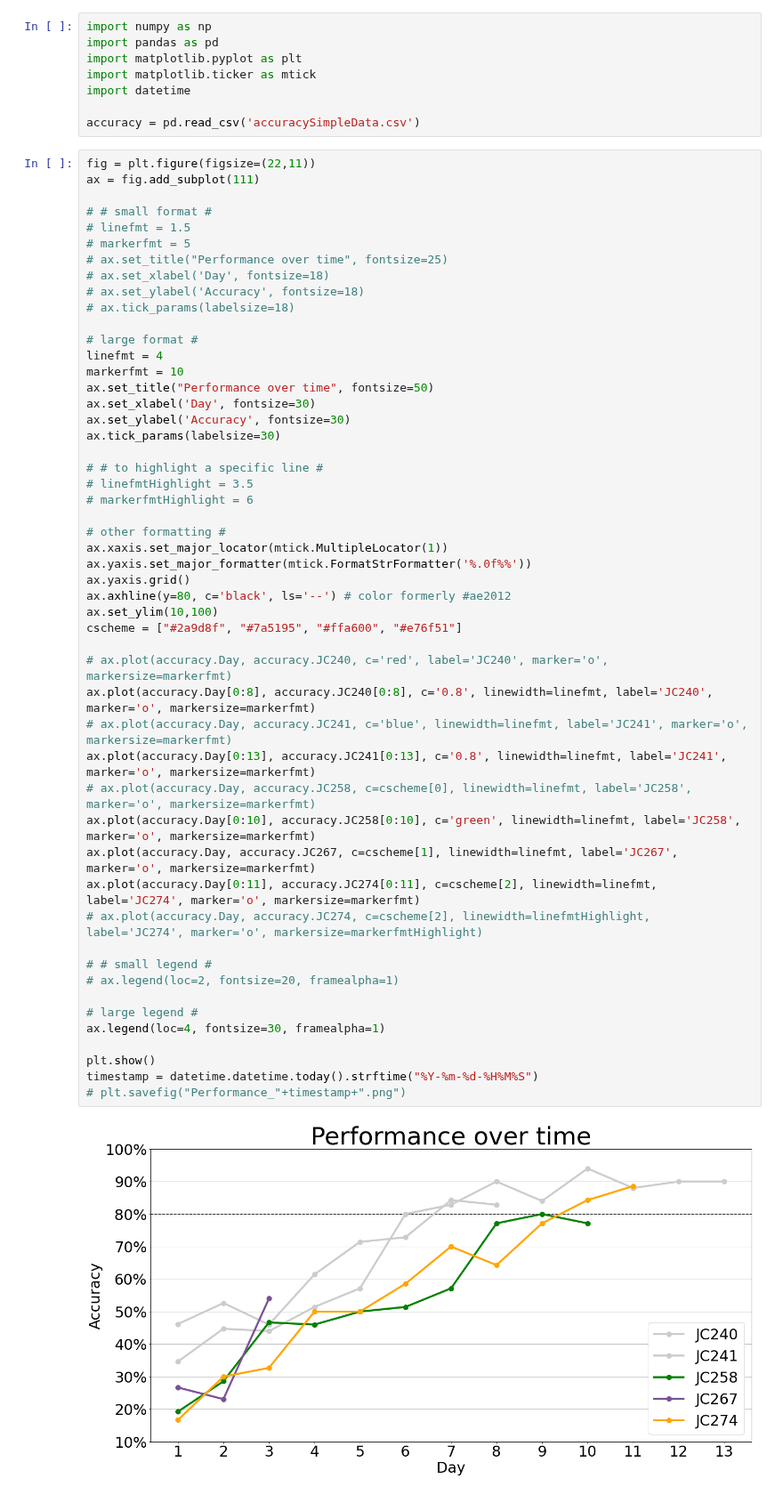
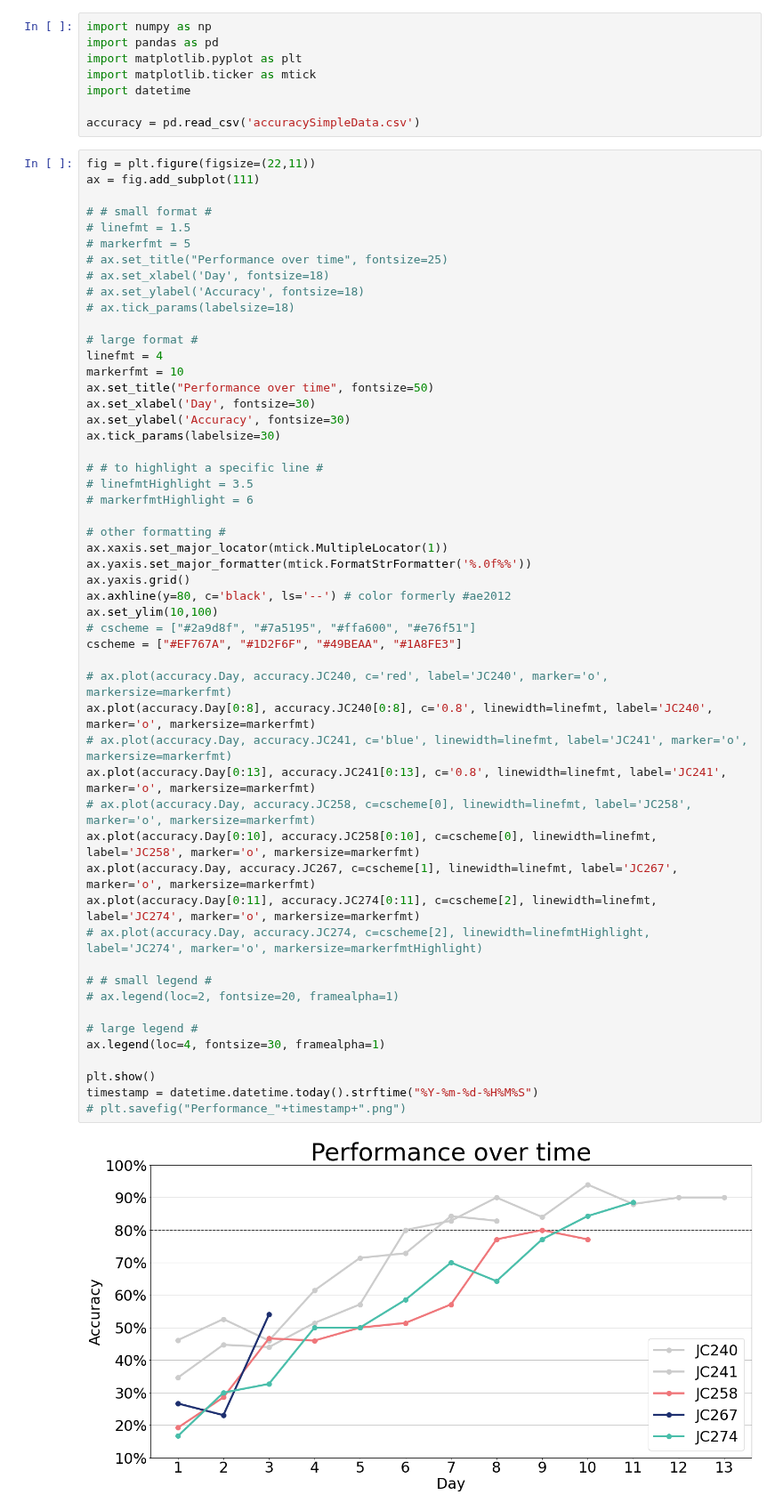
Before and after one commit to shauryagoyall/Andrea-Data, a Jupyter notebook: accuracySimple-v1.ipynb, the cells around one changed output. Shown at 89% size. Cells and saved outputs as stored; diff of their text form.

Commit message:
updated colorscheme for simple accuracy so that it doesn't include yellow (conflicts with color for cereal flavor)

```diff
--- a/accuracySimple-v1.ipynb
+++ b/accuracySimple-v1.ipynb
@@ -29,33 +29,34 @@ ax.tick_params(labelsize=30)
 # # to highlight a specific line #
 # linefmtHighlight = 3.5
 # markerfmtHighlight = 6
 
 # other formatting #
 ax.xaxis.set_major_locator(mtick.MultipleLocator(1))
 ax.yaxis.set_major_formatter(mtick.FormatStrFormatter('%.0f%%'))
 ax.yaxis.grid()
 ax.axhline(y=80, c='black', ls='--') # color formerly #ae2012
 ax.set_ylim(10,100)
-cscheme = ["#2a9d8f", "#7a5195", "#ffa600", "#e76f51"]
+# cscheme = ["#2a9d8f", "#7a5195", "#ffa600", "#e76f51"]
+cscheme = ["#EF767A", "#1D2F6F", "#49BEAA", "#1A8FE3"]
 
 # ax.plot(accuracy.Day, accuracy.JC240, c='red', label='JC240', marker='o', markersize=markerfmt)
 ax.plot(accuracy.Day[0:8], accuracy.JC240[0:8], c='0.8', linewidth=linefmt, label='JC240', marker='o', markersize=markerfmt)
 # ax.plot(accuracy.Day, accuracy.JC241, c='blue', linewidth=linefmt, label='JC241', marker='o', markersize=markerfmt)
 ax.plot(accuracy.Day[0:13], accuracy.JC241[0:13], c='0.8', linewidth=linefmt, label='JC241', marker='o', markersize=markerfmt)
 # ax.plot(accuracy.Day, accuracy.JC258, c=cscheme[0], linewidth=linefmt, label='JC258', marker='o', markersize=markerfmt)
-ax.plot(accuracy.Day[0:10], accuracy.JC258[0:10], c='green', linewidth=linefmt, label='JC258', marker='o', markersize=markerfmt)
+ax.plot(accuracy.Day[0:10], accuracy.JC258[0:10], c=cscheme[0], linewidth=linefmt, label='JC258', marker='o', markersize=markerfmt)
 ax.plot(accuracy.Day, accuracy.JC267, c=cscheme[1], linewidth=linefmt, label='JC267', marker='o', markersize=markerfmt)
 ax.plot(accuracy.Day[0:11], accuracy.JC274[0:11], c=cscheme[2], linewidth=linefmt, label='JC274', marker='o', markersize=markerfmt)
 # ax.plot(accuracy.Day, accuracy.JC274, c=cscheme[2], linewidth=linefmtHighlight, label='JC274', marker='o', markersize=markerfmtHighlight)
 
 # # small legend #
 # ax.legend(loc=2, fontsize=20, framealpha=1)
 
 # large legend #
 ax.legend(loc=4, fontsize=30, framealpha=1)
 
 plt.show()
 timestamp = datetime.datetime.today().strftime("%Y-%m-%d-%H%M%S")
 # plt.savefig("Performance_"+timestamp+".png")
 # %% [output]
-[figure, old version]
+[figure, new version]
```
Also changed, not shown: 2 other files.
